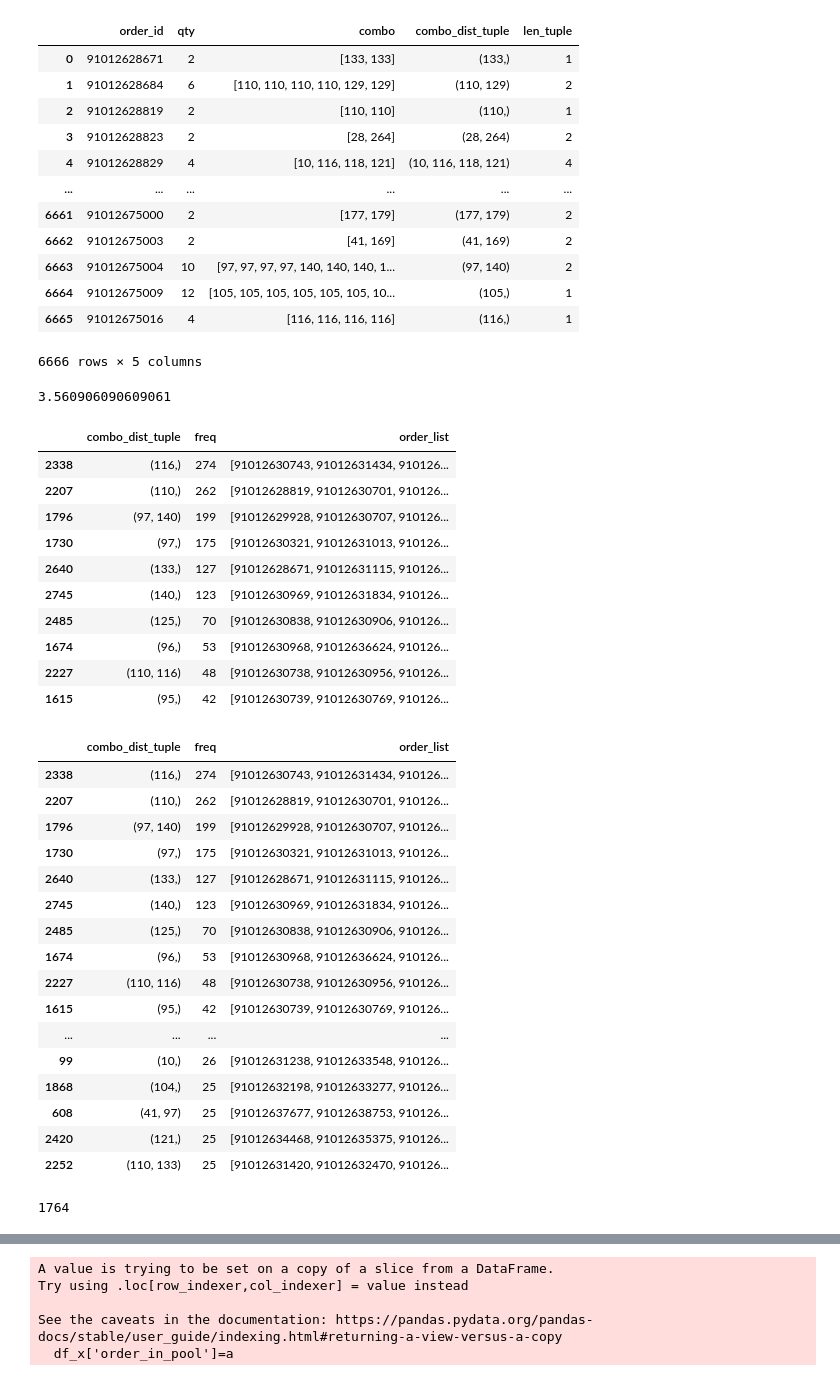
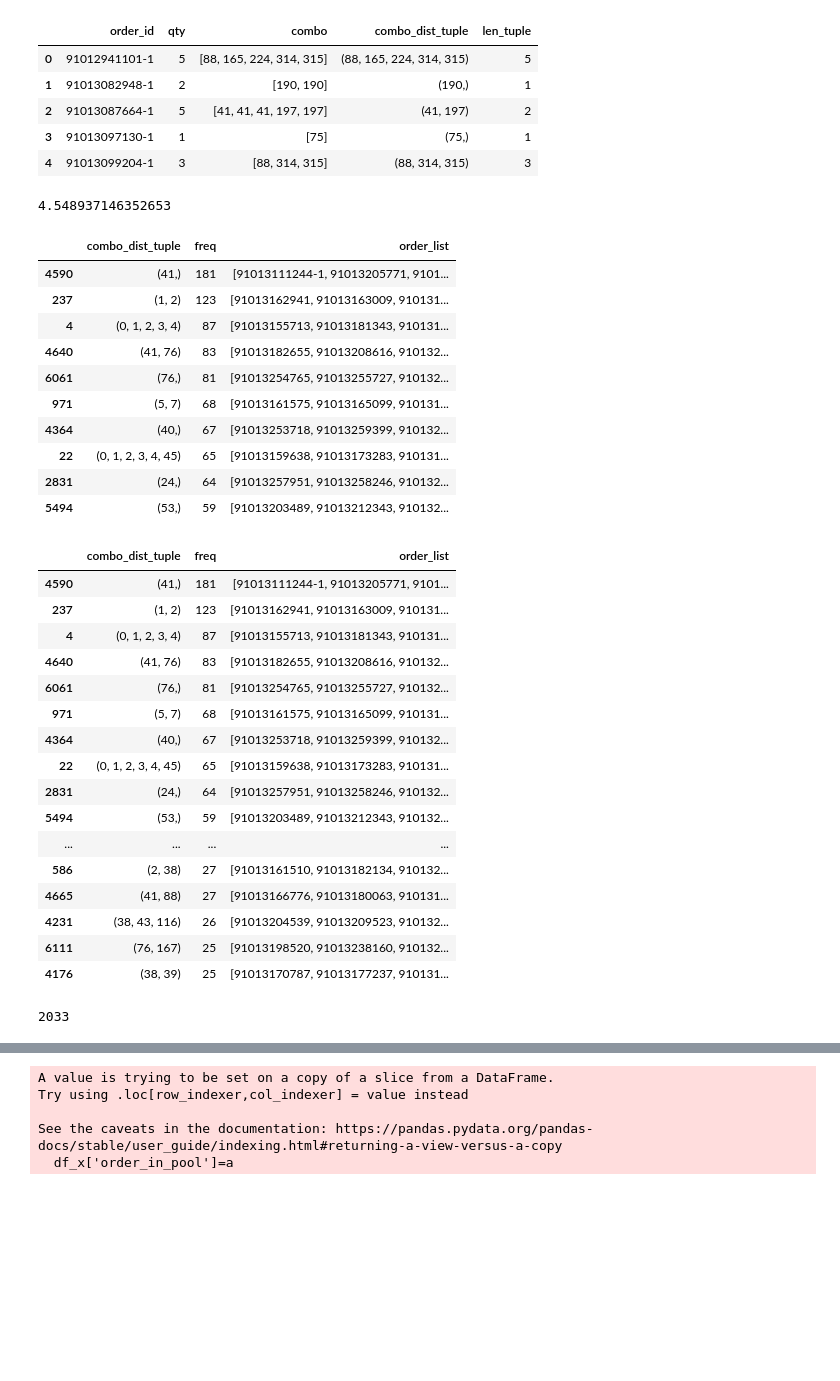
Before and after one commit to amitsinghh1/combo-calculation, a Jupyter notebook: Mamaearth_Combo_Calculation_github.ipynb, the cells around one changed output, grey strips where cells are left out. Drawn from its saved outputs; the diff is of its cells as text; code cells hidden in the pictures; blank space fills up the shorter version.

```diff
--- a/Mamaearth_Combo_Calculation_github.ipynb
+++ b/Mamaearth_Combo_Calculation_github.ipynb
@@ -5,7 +5,7 @@ import openpyxl
 import io
 import requests
 # %%
-url =
+url = 'https://raw.githubusercontent.com/amitsinghh1/combo-calculation/main/mamaearth.csv'
 download = requests.get(url).content
 # %%
 df = pd.read_csv(io.StringIO(download.decode('utf-8')))
@@ -42,41 +35,34 @@ for i in df_a['combo_dist_tuple']:
     tuple_qty.append(len_tuple)
 df_a['len_tuple']=tuple_qty
 # %%
-df_a
+df_a.head()
 # %% [output]
 |  | order_id | qty | combo | combo_dist_tuple | len_tuple |
-| 0 | 91012628671 | 2 | [133, 133] | (133,) | 1 |
-| 1 | 91012628684 | 6 | [110, 110, 110, 110, 129, 129] | (110, 129) | 2 |
-| 2 | 91012628819 | 2 | [110, 110] | (110,) | 1 |
-| 3 | 91012628823 | 2 | [28, 264] | (28, 264) | 2 |
-| 4 | 91012628829 | 4 | [10, 116, 118, 121] | (10, 116, 118, 121) | 4 |
-| ... | ... | ... | ... | ... | ... |
-| 6661 | 91012675000 | 2 | [177, 179] | (177, 179) | 2 |
-| 6662 | 91012675003 | 2 | [41, 169] | (41, 169) | 2 |
-| 6663 | 91012675004 | 10 | [97, 97, 97, 97, 140, 140, 140, 1... | (97, 140) | 2 |
-| 6664 | 91012675009 | 12 | [105, 105, 105, 105, 105, 105, 10... | (105,) | 1 |
-| 6665 | 91012675016 | 4 | [116, 116, 116, 116] | (116,) | 1 |
+| 0 | 91012941101-1 | 5 | [88, 165, 224, 314, 315] | (88, 165, 224, 314, 315) | 5 |
+| 1 | 91013082948-1 | 2 | [190, 190] | (190,) | 1 |
+| 2 | 91013087664-1 | 5 | [41, 41, 41, 197, 197] | (41, 197) | 2 |
+| 3 | 91013097130-1 | 1 | [75] | (75,) | 1 |
+| 4 | 91013099204-1 | 3 | [88, 314, 315] | (88, 314, 315) | 3 |
-6666 rows × 5 columns
 # %%
 df_a.qty.mean()
 # %% [output]
-3.560906090609061
+4.548937146352653
 # %%
 df_b=df_a.groupby('combo_dist_tuple').size().reset_index(name='freq').sort_values('freq',ascending=False)
 df_b['order_list']=df_a.groupby('combo_dist_tuple')['order_id'].apply(list).reset_index(name='a')['a']
 df_b.head(10)
 # %% [output]
 |  | combo_dist_tuple | freq | order_list |
-| 2338 | (116,) | 274 | [91012630743, 91012631434, 910126... |
-| 2207 | (110,) | 262 | [91012628819, 91012630701, 910126... |
-| 1796 | (97, 140) | 199 | [91012629928, 91012630707, 910126... |
-| 1730 | (97,) | 175 | [91012630321, 91012631013, 910126... |
-| 2640 | (133,) | 127 | [91012628671, 91012631115, 910126... |
-| 2745 | (140,) | 123 | [91012630969, 91012631834, 910126... |
-| 2485 | (125,) | 70 | [91012630838, 91012630906, 910126... |
-| 1674 | (96,) | 53 | [91012630968, 91012636624, 910126... |
-| 2227 | (110, 116) | 48 | [91012630738, 91012630956, 910126... |
-| 1615 | (95,) | 42 | [91012630739, 91012630769, 910126... |
+| 4590 | (41,) | 181 | [91013111244-1, 91013205771, 9101... |
+| 237 | (1, 2) | 123 | [91013162941, 91013163009, 910131... |
+| 4 | (0, 1, 2, 3, 4) | 87 | [91013155713, 91013181343, 910131... |
+| 4640 | (41, 76) | 83 | [91013182655, 91013208616, 910132... |
+| 6061 | (76,) | 81 | [91013254765, 91013255727, 910132... |
+| 971 | (5, 7) | 68 | [91013161575, 91013165099, 910131... |
+| 4364 | (40,) | 67 | [91013253718, 91013259399, 910132... |
+| 22 | (0, 1, 2, 3, 4, 45) | 65 | [91013159638, 91013173283, 910131... |
+| 2831 | (24,) | 64 | [91013257951, 91013258246, 910132... |
+| 5494 | (53,) | 59 | [91013203489, 91013212343, 910132... |
 # %%
 min_freq=25 ##select min frequency which you want
 result_combo=df_b[df_b['freq']>=min_freq]
@@ -84,24 +70,24 @@ result_combo=df_b[df_b['freq']>=min_freq]
 result_combo
 # %% [output]
 |  | combo_dist_tuple | freq | order_list |
-| 2338 | (116,) | 274 | [91012630743, 91012631434, 910126... |
-| 2207 | (110,) | 262 | [91012628819, 91012630701, 910126... |
-| 1796 | (97, 140) | 199 | [91012629928, 91012630707, 910126... |
-| 1730 | (97,) | 175 | [91012630321, 91012631013, 910126... |
-| 2640 | (133,) | 127 | [91012628671, 91012631115, 910126... |
-| 2745 | (140,) | 123 | [91012630969, 91012631834, 910126... |
-| 2485 | (125,) | 70 | [91012630838, 91012630906, 910126... |
-| 1674 | (96,) | 53 | [91012630968, 91012636624, 910126... |
-| 2227 | (110, 116) | 48 | [91012630738, 91012630956, 910126... |
-| 1615 | (95,) | 42 | [91012630739, 91012630769, 910126... |
+| 4590 | (41,) | 181 | [91013111244-1, 91013205771, 9101... |
+| 237 | (1, 2) | 123 | [91013162941, 91013163009, 910131... |
+| 4 | (0, 1, 2, 3, 4) | 87 | [91013155713, 91013181343, 910131... |
+| 4640 | (41, 76) | 83 | [91013182655, 91013208616, 910132... |
+| 6061 | (76,) | 81 | [91013254765, 91013255727, 910132... |
+| 971 | (5, 7) | 68 | [91013161575, 91013165099, 910131... |
+| 4364 | (40,) | 67 | [91013253718, 91013259399, 910132... |
+| 22 | (0, 1, 2, 3, 4, 45) | 65 | [91013159638, 91013173283, 910131... |
+| 2831 | (24,) | 64 | [91013257951, 91013258246, 910132... |
+| 5494 | (53,) | 59 | [91013203489, 91013212343, 910132... |
 | ... | ... | ... | ... |
-| 99 | (10,) | 26 | [91012631238, 91012633548, 910126... |
-| 1868 | (104,) | 25 | [91012632198, 91012633277, 910126... |
-| 608 | (41, 97) | 25 | [91012637677, 91012638753, 910126... |
-| 2420 | (121,) | 25 | [91012634468, 91012635375, 910126... |
-| 2252 | (110, 133) | 25 | [91012631420, 91012632470, 910126... |
+| 586 | (2, 38) | 27 | [91013161510, 91013182134, 910132... |
+| 4665 | (41, 88) | 27 | [91013166776, 91013180063, 910131... |
+| 4231 | (38, 43, 116) | 26 | [91013204539, 91013209523, 910132... |
+| 6111 | (76, 167) | 25 | [91013198520, 91013238160, 910132... |
+| 4176 | (38, 39) | 25 | [91013170787, 91013177237, 910131... |
 # %%
 result_combo.freq.sum()
 # %% [output]
-1764
+2033
 # %%
```
Also changed, not shown: parts of 23 cells of this notebook.
